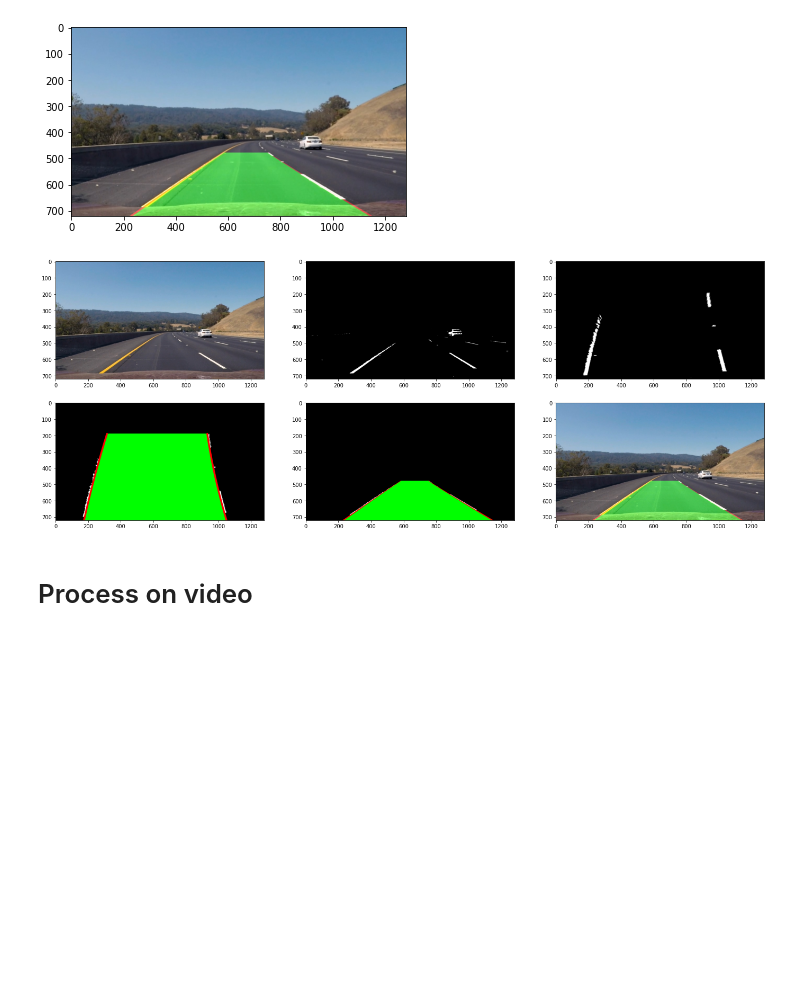
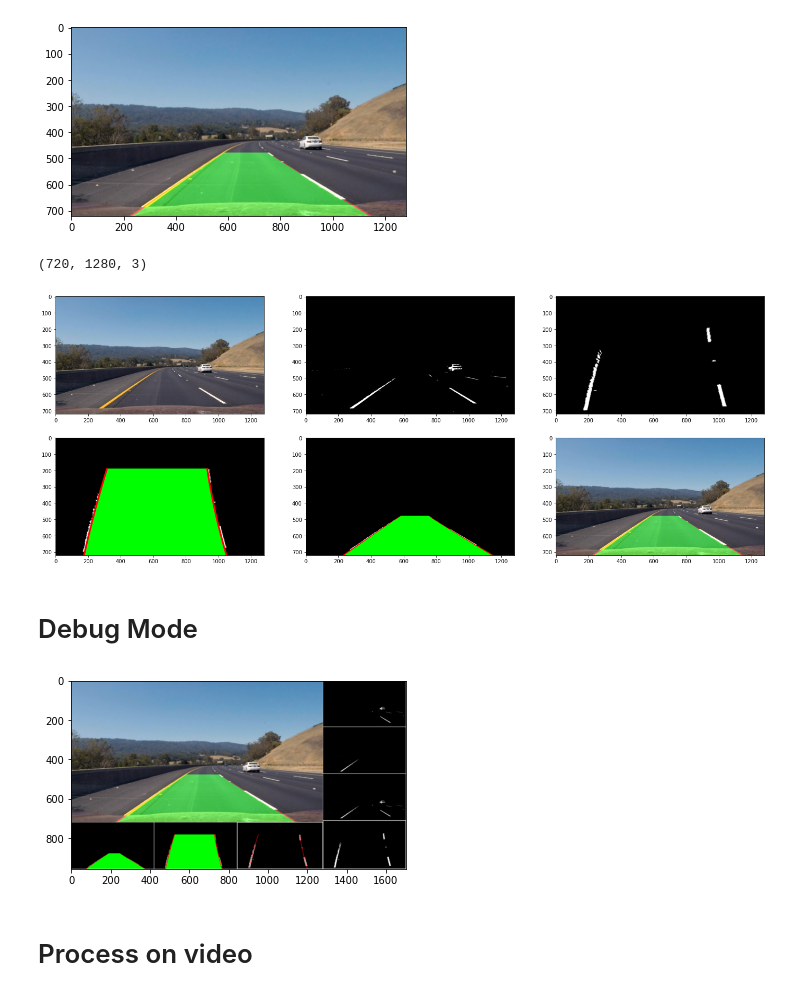
Before and after one commit to mohamedali1252/Lane-Detection, a Jupyter notebook: Project.ipynb, the cells around one changed output. Drawn from its saved outputs; the diff is of its cells as text; code cells hidden in the pictures; blank space fills up the shorter version.

Commit message:
Add debug mode

```diff
--- a/Project.ipynb
+++ b/Project.ipynb
@@ -47,9 +47,9 @@ def get_lanes(img):
     left_lane[:, 550:] = 0
     left_lane[:350, :] = 0
     img3 = left_lane | right_lane
-    return img3
+    return img3, right_lane, left_lane
 # %%
-img2 = get_lanes(img)
+img2, img5, img6 = get_lanes(img)
 plt.imshow(img2,cmap='gray')
 # %% [output]
 <matplotlib.image.AxesImage at 0x...>
@@ -262,6 +262,8 @@ class LaneLines:
             cv2.line(out_img, (l, y), (r, y), (0, 255, 0))
             cv2.line(out_img, (r, y), (r, y), (255, 0, 0),10)
             cv2.line(out_img, (l, y), (l, y), (255, 0, 0),10)
+            cv2.line(out_img1, (r, y), (r, y), (255, 0, 0),5)
+            cv2.line(out_img1, (l, y), (l, y), (255, 0, 0),5)
 
         lR, rR, pos = self.measure_curvature()
 
@@ -357,10 +359,11 @@ plt.imshow(out_img)
 # %%
 lane_lines = LaneLines()
 def plot(img):
+    print(img.shape)
     f = plt.figure(figsize=(24, 9))
     ax1 = f.add_subplot(2, 3, 1)
     ax1.imshow(img,  vmin=0, vmax=255)
-    img2 = get_lanes(img)
+    img2, i, k = get_lanes(img)
     ax2 = f.add_subplot(2, 3, 2)
     ax2.imshow(img2, cmap='gray', vmin=0, vmax=255)
     M, Minv = perspective_transform()
@@ -379,7 +382,46 @@ def plot(img):
 
 plot(img)
 # %% [output]
+(720, 1280, 3)
 [figure]
+# %% [markdown]
+# Debug Mode
+# %%
+def resizing(img, ratio = 0.33):
+    return cv2.resize(img, (int(img.shape[1] * ratio), int(img.shape[0] * ratio)))
+
+def channels_3(img):
+    if len(img.shape) < 3:
+        return np.dstack((img, img, img))
+    return img
+
+def margin(img, thickness = 2):
+    img[:thickness, :] = 255
+    img[img.shape[0]-thickness:, :] = 255
+    img[:, :thickness] = 255
+    img[:, img.shape[1]-thickness:] = 255
+    return img
+
+# plt.imshow(margin(img2), cmap = 'gray')
+
+
+def plot_debug(img, img1, img2, img3, img4, img5, img6, img7):
+    out_img = np.concatenate((resizing(channels_3(margin(img1))), resizing(channels_3(margin(img2)))), axis = 0)
+    out_img = np.concatenate((out_img, resizing(channels_3(margin(img3)))), axis = 0)
+    img4 = cv2.resize(img4, (int(img4.shape[1] * 0.33), int(img4.shape[0] * 0.342)))
+    out_img = np.concatenate((out_img, channels_3(margin(img4))), axis = 0)
+
+    out_img1 = np.concatenate((resizing(channels_3(margin(img7))), resizing(channels_3(margin(img6)))), axis = 1)
+    img5 = cv2.resize(img5, (int(img5.shape[1] * 0.341), int(img5.shape[0] * 0.33)))
+    out_img1 = np.concatenate((out_img1, channels_3(margin(img5))), axis = 1)
+    out_img1 = np.concatenate((channels_3(img), out_img1), axis = 0)
+
+    out_img = np.concatenate((out_img1, out_img), axis = 1)
+    plt.imshow(out_img)
+
+plot_debug(out_img, img5, img6, img2, warped_img1, img4, img3, warped_img2)
+# %% [output]
+[figure, added]
 # %% [markdown]
 # Process on video
 # %%
```
Also changed, not shown: parts of 3 cells of this notebook, 3 other files.
